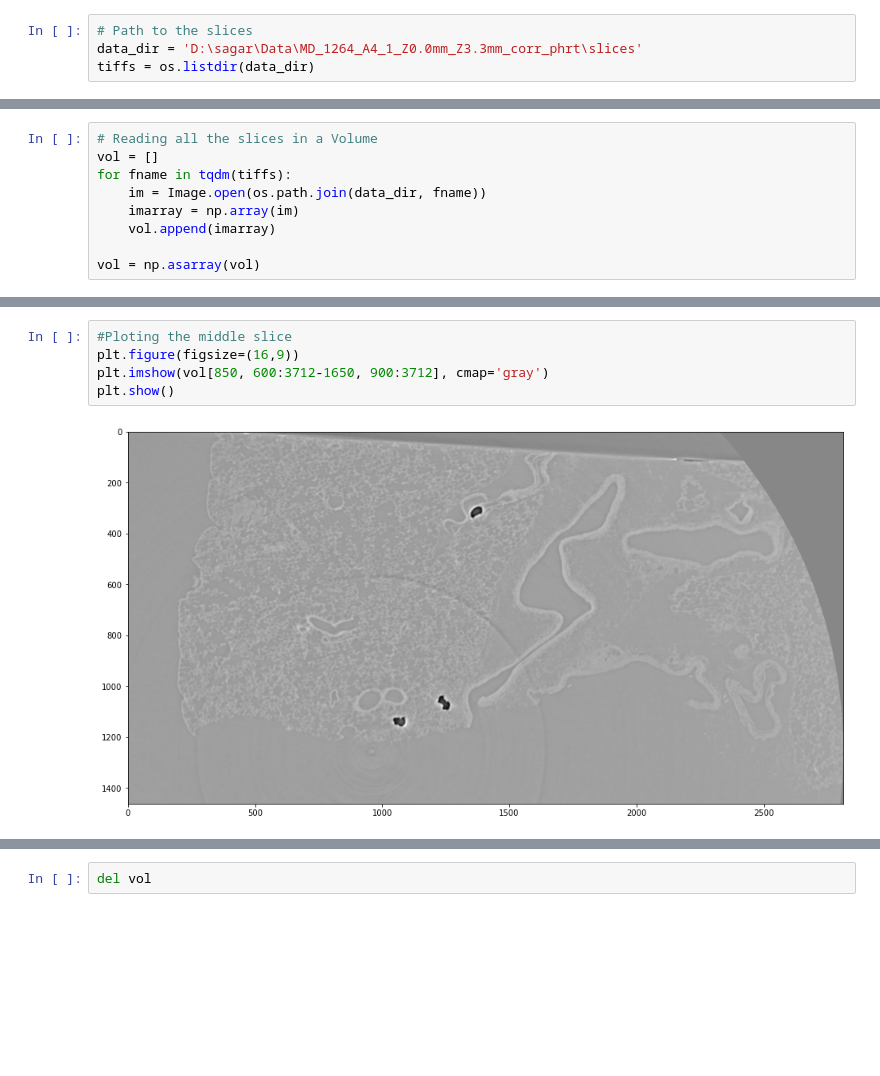
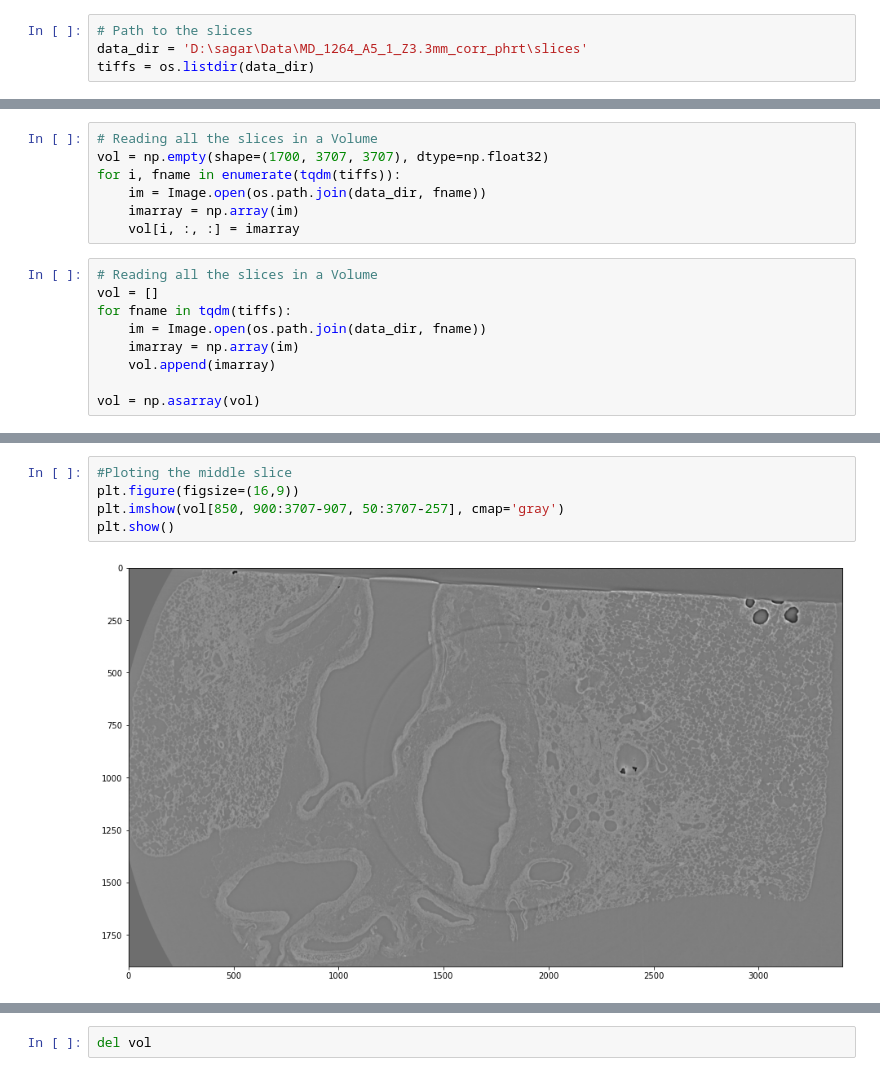
Before and after one commit to mrahmansagar/poreAnalysis, a Jupyter notebook: roi_extraction_all.ipynb, the cells around one changed output, grey strips where cells are left out. Drawn from its saved outputs; the diff is of its cells as text; blank space fills up the shorter version.

```diff
--- a/roi_extraction_all.ipynb
+++ b/roi_extraction_all.ipynb
@@ -9,5 +9,5 @@ from tqdm import tqdm
 import tifffile
 # %%
 # Path to the slices
-data_dir = 'D:\sagar\Data\MD_1264_A4_1_Z0.0mm_Z3.3mm_corr_phrt\slices'
+data_dir = 'D:\sagar\Data\MD_1264_A5_1_Z3.3mm_corr_phrt\slices'
 tiffs = os.listdir(data_dir)
@@ -14,3 +35,10 @@ tiffs = os.listdir(data_dir)
+# %%
+# Reading all the slices in a Volume
+vol = np.empty(shape=(1700, 3707, 3707), dtype=np.float32)
+for i, fname in enumerate(tqdm(tiffs)):
+    im = Image.open(os.path.join(data_dir, fname))
+    imarray = np.array(im)
+    vol[i, :, :] = imarray
 # %%
 # Reading all the slices in a Volume
 vol = []
@@ -34,10 +62,10 @@ plt.show()
 # %%
 #Ploting the middle slice
 plt.figure(figsize=(16,9))
-plt.imshow(vol[850, 600:3712-1650, 900:3712], cmap='gray')
+plt.imshow(vol[850, 900:3707-907, 50:3707-257], cmap='gray')
 plt.show()
 # %% [output]
-[figure, old version]
+[figure, new version]
 # %%
 xdim = vol.shape[1]
 ydim = vol.shape[2]
```
Also changed, not shown: parts of 16 cells of this notebook, 1 other file.
